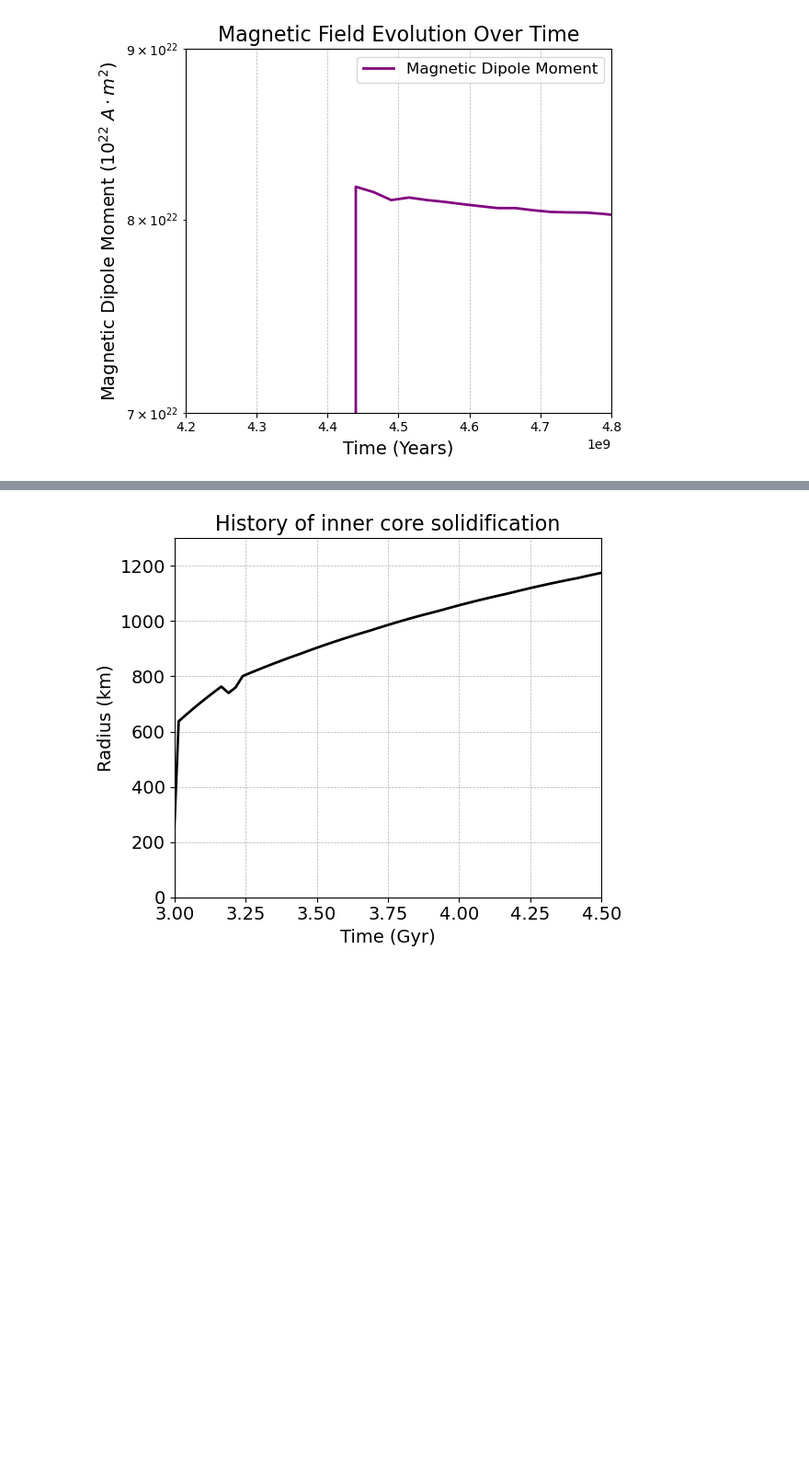
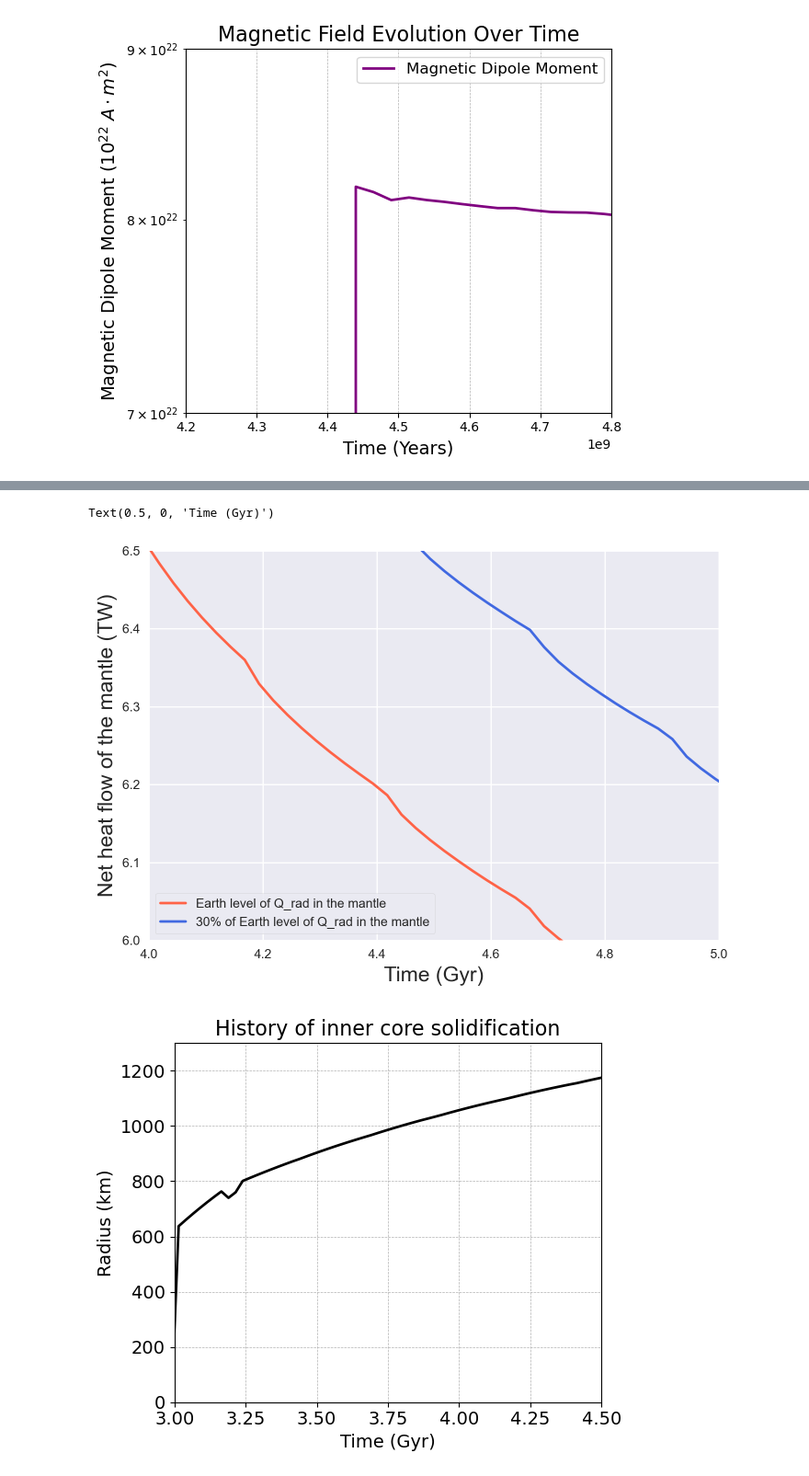
Before and after one commit to zhangjis/CMAPPER_rock, a Jupyter notebook: Untitled.ipynb, the cells around one changed output, grey strips where cells are left out. Shown at 92% size. Drawn from its saved outputs; the diff is of its cells as text; code cells hidden in the pictures; blank space fills up the shorter version.

```diff
--- a/Untitled.ipynb
+++ b/Untitled.ipynb
@@ -1144,0 +1200,16 @@ plt.show()
+# %%
+#plt.yscale('log')
+#plt.ylim(1.0,100.0)
+##plt.plot(evolution_data1["time"]/1e9/86400.0/365.0, net1/1e12, color='tomato',label='Surface heat flow for Earth level of Q_rad',linewidth=2)
+#plt.plot(evolution_data2["time"]/1e9/86400.0/365.0, net2/1e12, color='royalblue',label='Surface heat flow for 30% of Earth level of Q_rad',linewidth=2)
+#plt.plot(evolution_data1["time"]/1e9/86400.0/365.0, evolution_data1["mantle radiogenic heating"]/1e12*0.7, color='gray',label='Difference in radiogenic heating',linewidth=2,linestyle=':')
+plt.plot(evolution_data1["time"]/1e9/86400.0/365.0, evolution_data1["CMB heat flow"]/1e12, color='tomato',label='Earth level of Q_rad in the mantle',linewidth=2)
+plt.plot(evolution_data2["time"]/1e9/86400.0/365.0, evolution_data2["CMB heat flow"]/1e12, color='royalblue',label='30% of Earth level of Q_rad in the mantle',linewidth=2)
+plt.legend(frameon=True)
+plt.xlim(4.0,5.0)
+plt.ylim(6.0,6.5)
+plt.ylabel('Net heat flow of the mantle (TW)',fontsize=16.5)
+plt.xlabel('Time (Gyr)',fontsize=16.5)
+# %% [output]
+Text(0.5, 0, 'Time (Gyr)')
+[figure, added]
```
Also changed, not shown: parts of 14 cells of this notebook, 3 other files.
